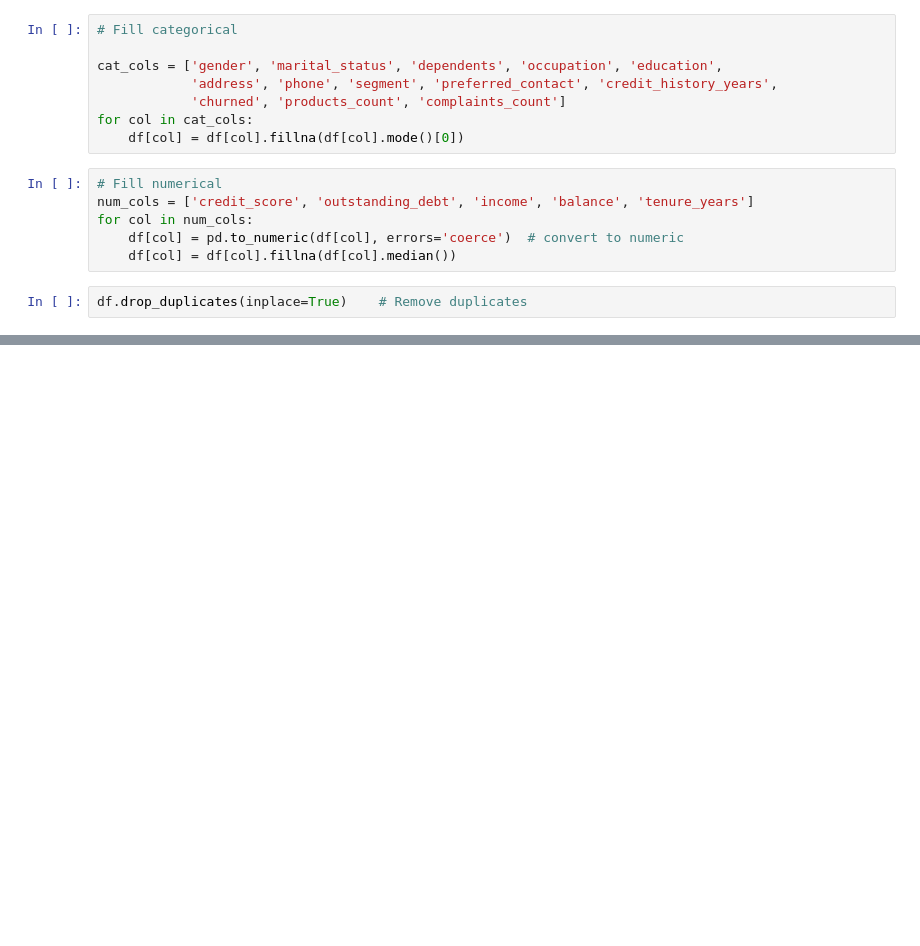
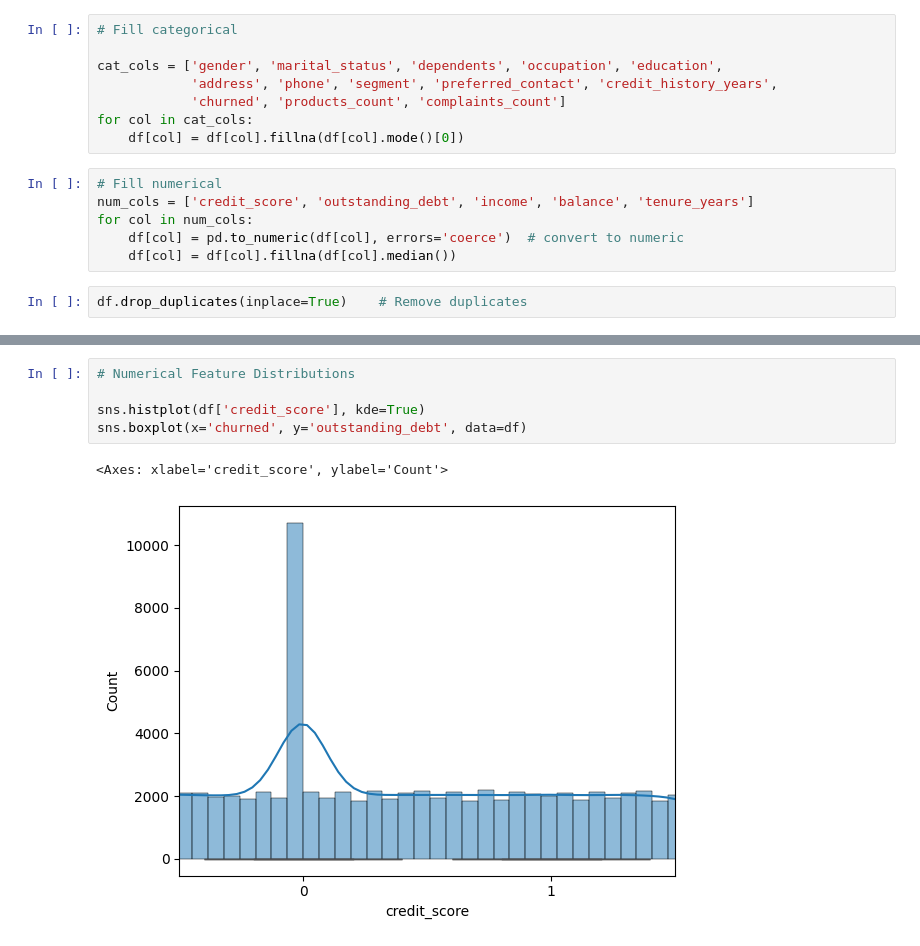
Before and after one commit to SusheniUmayangana/Customer_churn, a Jupyter notebook: FDM_mini_project.ipynb, the cells around one changed output, grey strips where cells are left out. Cells and saved outputs as stored; diff of their text form; blank space fills up the shorter version.

```diff
--- a/FDM_mini_project.ipynb
+++ b/FDM_mini_project.ipynb
@@ -115,0 +181,8 @@ df.to_csv("data/processed/churn_cleaned.csv", index=False)
+# %%
+# Numerical Feature Distributions
+
+sns.histplot(df['credit_score'], kde=True)
+sns.boxplot(x='churned', y='outstanding_debt', data=df)
+# %% [output]
+<Axes: xlabel='credit_score', ylabel='Count'>
+[figure, added]
```
Also changed, not shown: parts of 13 cells of this notebook.
